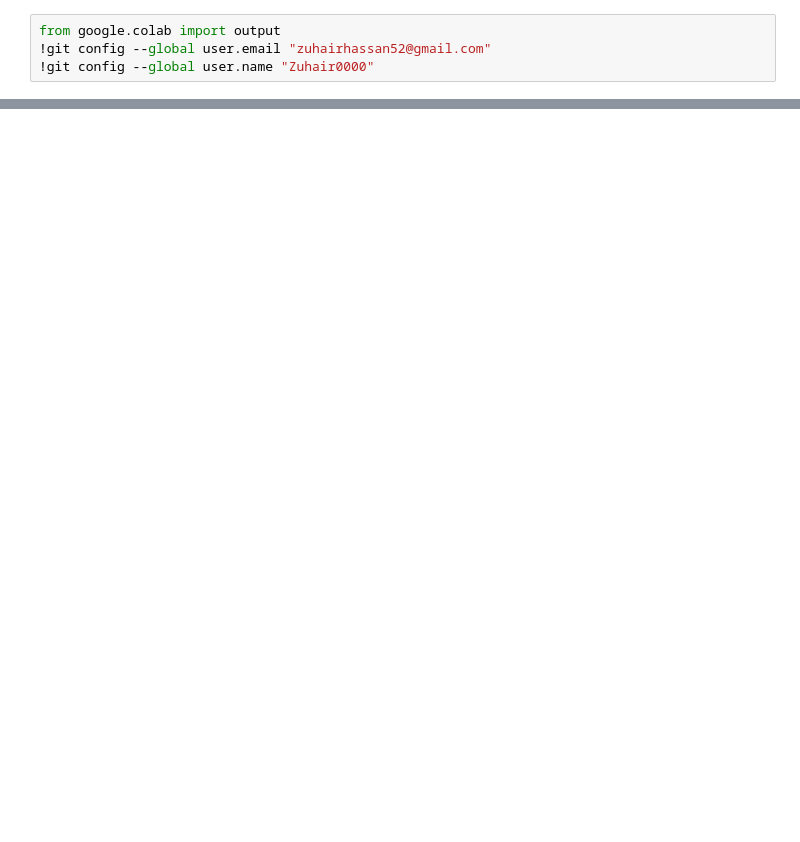
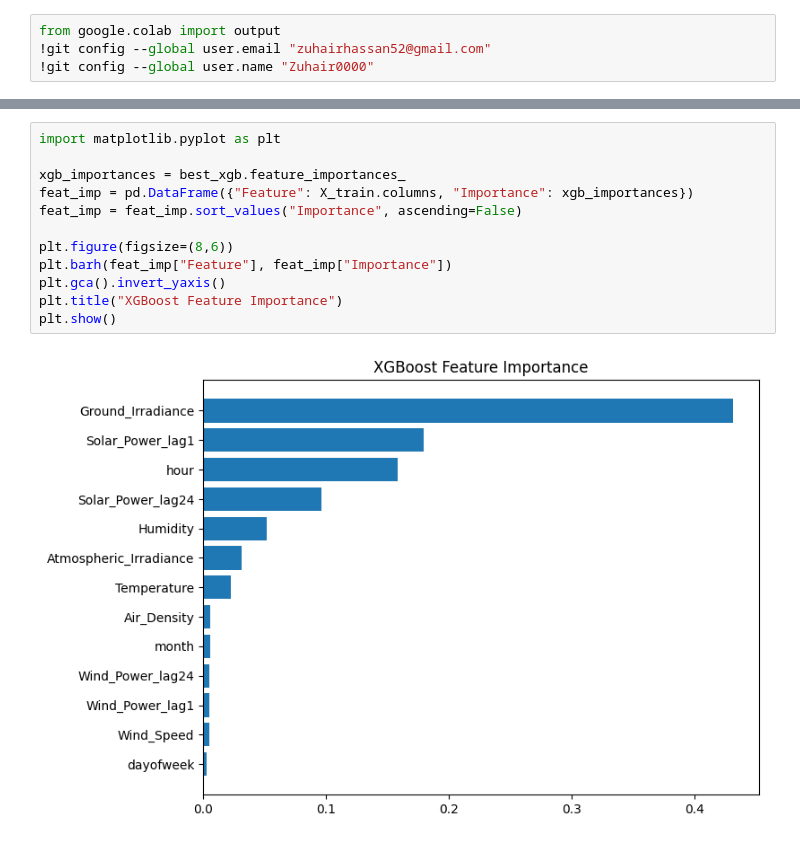
Before and after one commit to Zuhair0000/FYP-Research, a Jupyter notebook: FYP_research.ipynb, the cells around one changed output, grey strips where cells are left out. Drawn from its saved outputs; the diff is of its cells as text; blank space fills up the shorter version.

```diff
--- a/FYP_research.ipynb
+++ b/FYP_research.ipynb
@@ -232,0 +570,14 @@ fatal: destination path 'FYP-Research' already exists and is not an empty direct
+# %%
+import matplotlib.pyplot as plt
+
+xgb_importances = best_xgb.feature_importances_
+feat_imp = pd.DataFrame({"Feature": X_train.columns, "Importance": xgb_importances})
+feat_imp = feat_imp.sort_values("Importance", ascending=False)
+
+plt.figure(figsize=(8,6))
+plt.barh(feat_imp["Feature"], feat_imp["Importance"])
+plt.gca().invert_yaxis()
+plt.title("XGBoost Feature Importance")
+plt.show()
+# %% [output]
+[figure, added]
```
Also changed, not shown: parts of 20 cells of this notebook.
